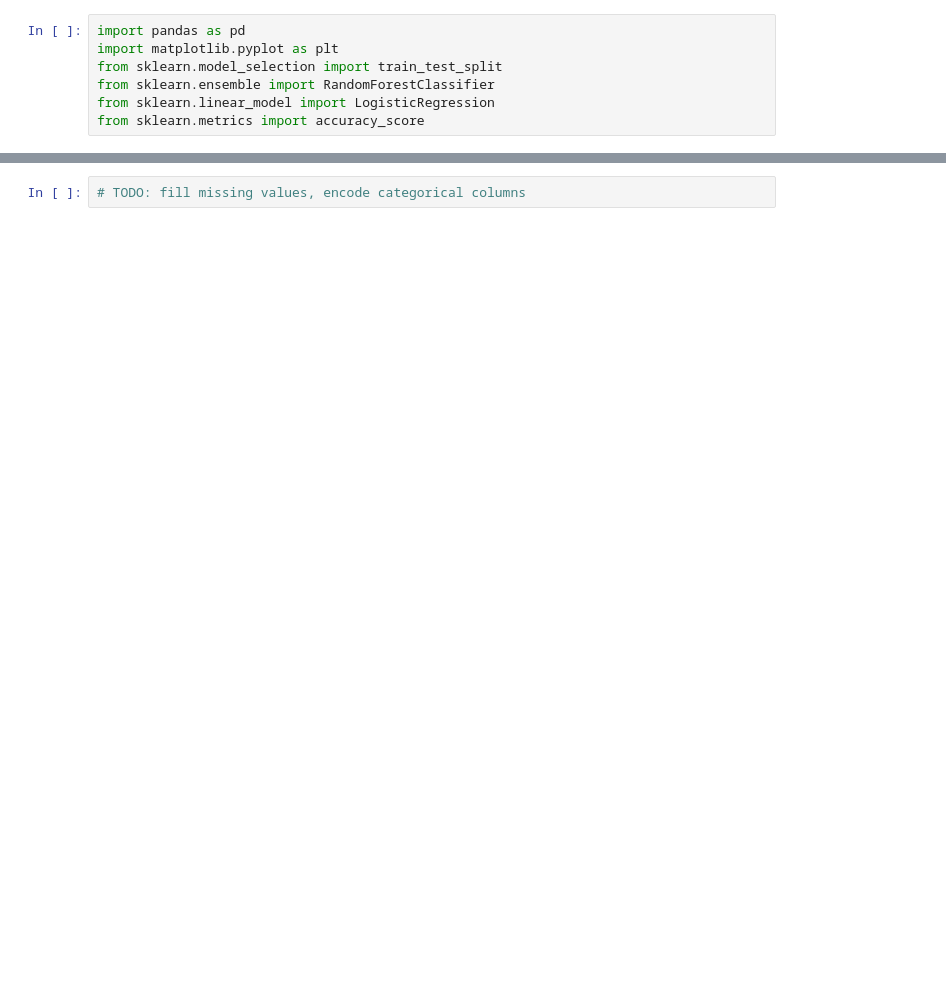
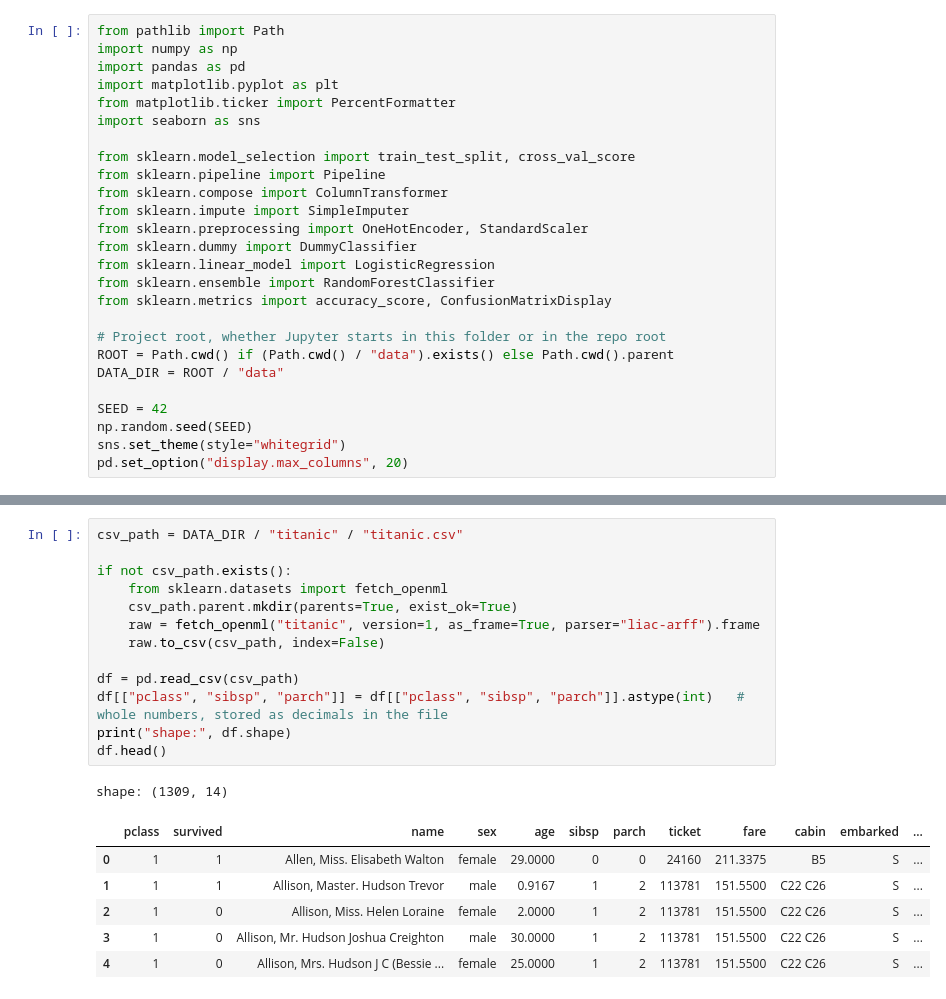
Before and after one commit to TiesVreeswijk/deep-learning-prep, a Jupyter notebook: 01_python_basic_ml/01_clean_and_model.ipynb, the cells around one changed output, grey strips where cells are left out. Cells and saved outputs as stored; diff of their text form; blank space fills up the shorter version.

```diff
--- a/01_python_basic_ml/01_clean_and_model.ipynb
+++ b/01_python_basic_ml/01_clean_and_model.ipynb
@@ -27,8 +21,27 @@ print("device:", device)
 # %%
+from pathlib import Path
+import numpy as np
 import pandas as pd
 import matplotlib.pyplot as plt
-from sklearn.model_selection import train_test_split
+from matplotlib.ticker import PercentFormatter
+import seaborn as sns
+
+from sklearn.model_selection import train_test_split, cross_val_score
+from sklearn.pipeline import Pipeline
+from sklearn.compose import ColumnTransformer
+from sklearn.impute import SimpleImputer
+from sklearn.preprocessing import OneHotEncoder, StandardScaler
+from sklearn.dummy import DummyClassifier
+from sklearn.linear_model import LogisticRegression
 from sklearn.ensemble import RandomForestClassifier
-from sklearn.linear_model import LogisticRegression
-from sklearn.metrics import accuracy_score
+from sklearn.metrics import accuracy_score, ConfusionMatrixDisplay
+
+# Project root, whether Jupyter starts in this folder or in the repo root
+ROOT = Path.cwd() if (Path.cwd() / "data").exists() else Path.cwd().parent
+DATA_DIR = ROOT / "data"
+
+SEED = 42
+np.random.seed(SEED)
+sns.set_theme(style="whitegrid")
+pd.set_option("display.max_columns", 20)
 # %% [markdown]
@@ -45,3 +86,22 @@ df.isna().sum()
 # %%
-# TODO: fill missing values, encode categorical columns
+csv_path = DATA_DIR / "titanic" / "titanic.csv"
+
+if not csv_path.exists():
+    from sklearn.datasets import fetch_openml
+    csv_path.parent.mkdir(parents=True, exist_ok=True)
+    raw = fetch_openml("titanic", version=1, as_frame=True, parser="liac-arff").frame
+    raw.to_csv(csv_path, index=False)
+
+df = pd.read_csv(csv_path)
+df[["pclass", "sibsp", "parch"]] = df[["pclass", "sibsp", "parch"]].astype(int)   # whole numbers, stored as decimals in the file
+print("shape:", df.shape)
+df.head()
+# %% [output]
+shape: (1309, 14)
+|  | pclass | survived | name | sex | age | sibsp | parch | ticket | fare | cabin | embarked | ... |
+| 0 | 1 | 1 | Allen, Miss. Elisabeth Walton | female | 29.0000 | 0 | 0 | 24160 | 211.3375 | B5 | S | ... |
+| 1 | 1 | 1 | Allison, Master. Hudson Trevor | male | 0.9167 | 1 | 2 | 113781 | 151.5500 | C22 C26 | S | ... |
+| 2 | 1 | 0 | Allison, Miss. Helen Loraine | female | 2.0000 | 1 | 2 | 113781 | 151.5500 | C22 C26 | S | ... |
+| 3 | 1 | 0 | Allison, Mr. Hudson Joshua Creighton | male | 30.0000 | 1 | 2 | 113781 | 151.5500 | C22 C26 | S | ... |
+| 4 | 1 | 0 | Allison, Mrs. Hudson J C (Bessie ... | female | 25.0000 | 1 | 2 | 113781 | 151.5500 | C22 C26 | S | ... |
 # %% [markdown]
```
Also changed, not shown: parts of 49 cells of this notebook, 2 other files.
